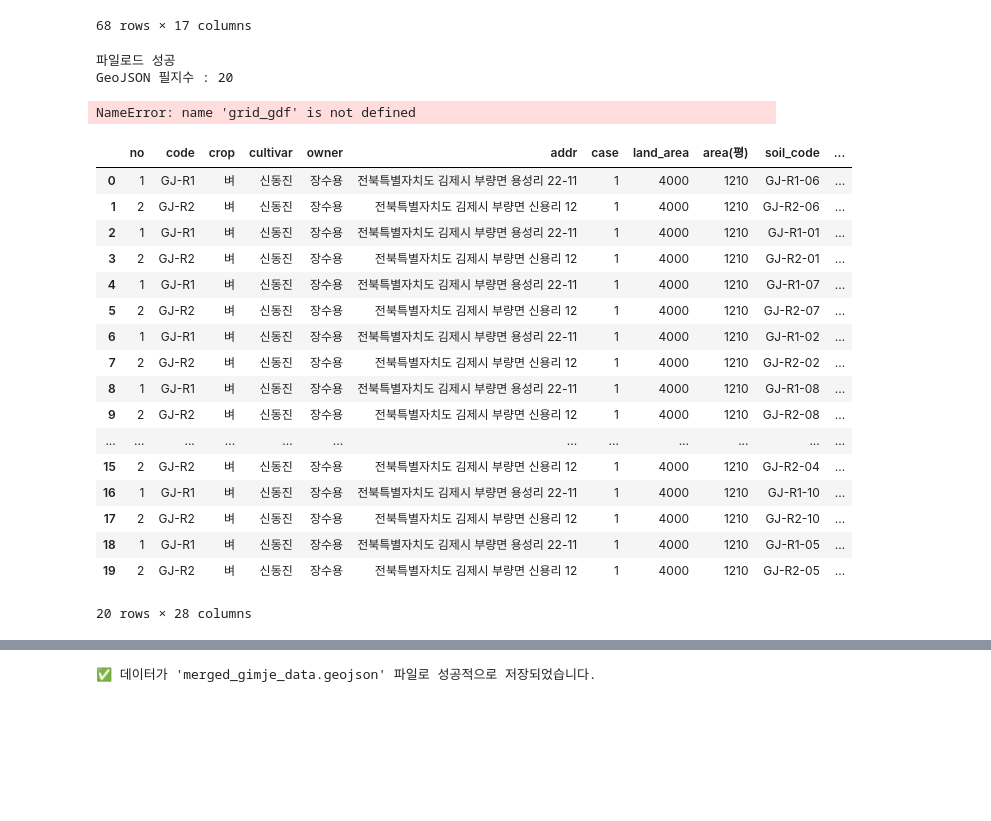
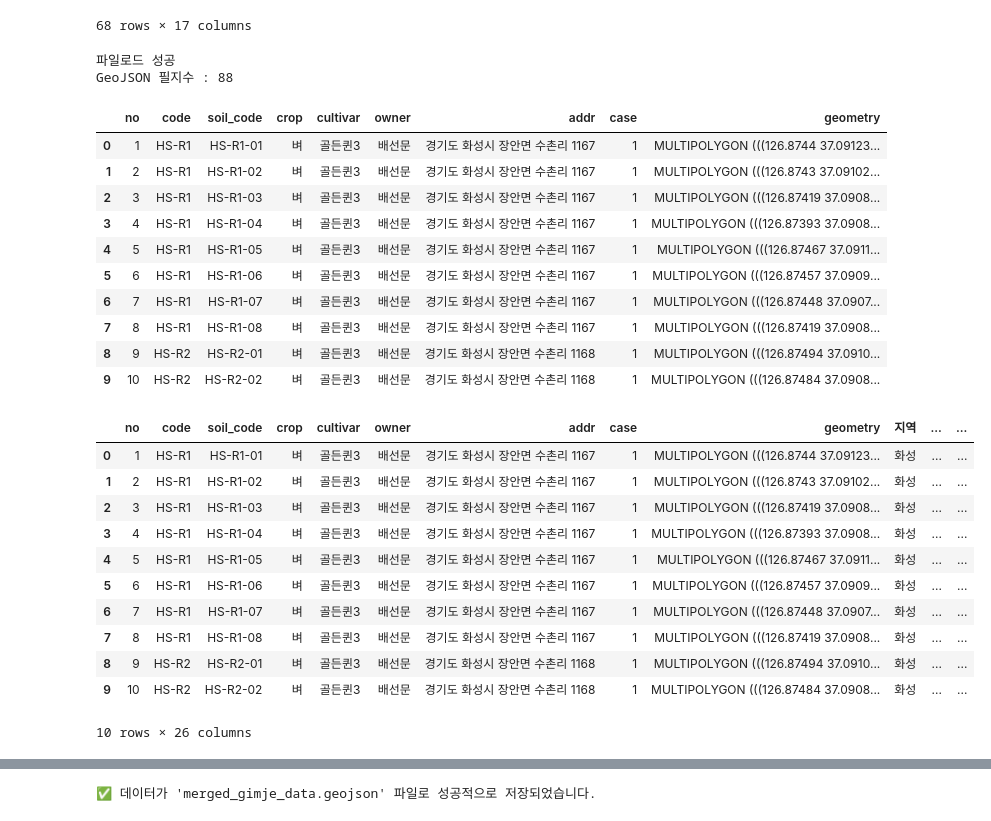
Before and after one commit to sirasony35/soil_analysis, a Jupyter notebook: soil_analysis_deep.ipynb, the cells around one changed output, grey strips where cells are left out. Saved outputs shown, nothing was run; the diff lists cells and outputs as text; code cells hidden in the pictures; blank space fills up the shorter version.

```diff
--- a/soil_analysis_deep.ipynb
+++ b/soil_analysis_deep.ipynb
@@ -13,8 +13,8 @@ data_sheet.head(5)
 | 3 | 김제 | 벼 | GJ-R1-04 | 7.0 | 0.2 | 23.0 | 36.0 | 529.0 | 0.10455 | 7.22552 | 1.809720 | ... |
 | 4 | 김제 | 벼 | GJ-R1-05 | 7.2 | 0.2 | 17.0 | 38.0 | 594.0 | 0.11475 | 7.48001 | 1.711008 | ... |
 # %%
-hw_df = data_sheet[data_sheet['지역'] == '화성'].reset_index(drop=True)
-hw_df
+df = data_sheet[data_sheet['지역'] == '화성'].reset_index(drop=True)
+df
 # %% [output]
 |  | 지역 | 품목 | 샘플코드 | PH | EC | 유기물 | 유효인산 | 유효규산 | 교환성칼륨 | 교환성칼슘 | 교환성마그네슘 | ... |
 | 0 | 화성 | 벼 | HS-R1-01 | 7.6 | 3.24 | 18.9 | 44.0 | 323.0 | 1.28 | 4.15 | 5.68 | ... |
@@ -30,53 +30,56 @@ hw_df
 | 67 | 화성 | 벼 | HS-24 | 6.6 | 5.32 | 15.4 | 20.0 | 294.0 | 0.53 | 4.50 | 3.44 | ... |
 68 rows × 17 columns
 # %%
-hw_df_rice = hw_df[hw_df['품목'] == '벼'].reset_index(drop=True)
-# hw_df_bean = gj_df[gj_df['품목'] == '콩'].reset_index(drop=True)
+df_rice = df[df['품목'] == '벼'].reset_index(drop=True)
+# df_bean = gj_df[gj_df['품목'] == '콩'].reset_index(drop=True)
 # %%
 import geopandas as gpd
 import pydeck as pdk
 # %%
 ## GeoJSON 데이터 로드
-grid_geojson_path = "geojson/modify/2025_김제_벼_CASE1.geojson"  ## 화성, 새만금 그리드 파일로 대체
+grid_geojson_path = "geojson/2025_화성_실증_grid_250820.geojson"  ## 필요한 지역 그리드 파일로 대체
 grid_gdf = gpd.read_file(grid_geojson_path)
 print("파일로드 성공")
 print(f'GeoJSON 필지수 : {len(grid_gdf)}')
 # %% [output]
 파일로드 성공
-GeoJSON 필지수 : 20
+GeoJSON 필지수 : 88
 # %%
-grid_gdf
+grid_gdf.head(10)
 # %% [output]
-NameError: name 'grid_gdf' is not defined
+|  | no | code | soil_code | crop | cultivar | owner | addr | case | geometry |
+| 0 | 1 | HS-R1 | HS-R1-01 | 벼 | 골든퀸3 | 배선문 | 경기도 화성시 장안면 수촌리 1167 | 1 | MULTIPOLYGON (((126.8744 37.09123... |
+| 1 | 2 | HS-R1 | HS-R1-02 | 벼 | 골든퀸3 | 배선문 | 경기도 화성시 장안면 수촌리 1167 | 1 | MULTIPOLYGON (((126.8743 37.09102... |
+| 2 | 3 | HS-R1 | HS-R1-03 | 벼 | 골든퀸3 | 배선문 | 경기도 화성시 장안면 수촌리 1167 | 1 | MULTIPOLYGON (((126.87419 37.0908... |
+| 3 | 4 | HS-R1 | HS-R1-04 | 벼 | 골든퀸3 | 배선문 | 경기도 화성시 장안면 수촌리 1167 | 1 | MULTIPOLYGON (((126.87393 37.0908... |
+| 4 | 5 | HS-R1 | HS-R1-05 | 벼 | 골든퀸3 | 배선문 | 경기도 화성시 장안면 수촌리 1167 | 1 | MULTIPOLYGON (((126.87467 37.0911... |
+| 5 | 6 | HS-R1 | HS-R1-06 | 벼 | 골든퀸3 | 배선문 | 경기도 화성시 장안면 수촌리 1167 | 1 | MULTIPOLYGON (((126.87457 37.0909... |
+| 6 | 7 | HS-R1 | HS-R1-07 | 벼 | 골든퀸3 | 배선문 | 경기도 화성시 장안면 수촌리 1167 | 1 | MULTIPOLYGON (((126.87448 37.0907... |
+| 7 | 8 | HS-R1 | HS-R1-08 | 벼 | 골든퀸3 | 배선문 | 경기도 화성시 장안면 수촌리 1167 | 1 | MULTIPOLYGON (((126.87419 37.0908... |
+| 8 | 9 | HS-R2 | HS-R2-01 | 벼 | 골든퀸3 | 배선문 | 경기도 화성시 장안면 수촌리 1168 | 1 | MULTIPOLYGON (((126.87494 37.0910... |
+| 9 | 10 | HS-R2 | HS-R2-02 | 벼 | 골든퀸3 | 배선문 | 경기도 화성시 장안면 수촌리 1168 | 1 | MULTIPOLYGON (((126.87484 37.0908... |
 # %%
 ### 병합을 위한 키(KEY) 컬럼 타입 통일
 grid_gdf['soil_code'] = grid_gdf['soil_code'].astype(str)
-hw_df_rice['샘플코드'] = hw_df_rice['샘플코드'].astype(str)
+df_rice['샘플코드'] = df_rice['샘플코드'].astype(str)
 # %%
 ### GeoDataFrame과 DataFrame  병합
 merged_gdf = grid_gdf.merge(
-    hw_df_rice,
+    df_rice,
     left_on = 'soil_code',
     right_on = '샘플코드'
 )
-
-merged_gdf
+merged_gdf.head(10)
 # %% [output]
-|  | no | code | crop | cultivar | owner | addr | case | land_area | area(평) | soil_code | ... |
-| 0 | 1 | GJ-R1 | 벼 | 신동진 | 장수용 | 전북특별자치도 김제시 부량면 용성리 22-11 | 1 | 4000 | 1210 | GJ-R1-06 | ... |
-| 1 | 2 | GJ-R2 | 벼 | 신동진 | 장수용 | 전북특별자치도 김제시 부량면 신용리 12 | 1 | 4000 | 1210 | GJ-R2-06 | ... |
-| 2 | 1 | GJ-R1 | 벼 | 신동진 | 장수용 | 전북특별자치도 김제시 부량면 용성리 22-11 | 1 | 4000 | 1210 | GJ-R1-01 | ... |
-| 3 | 2 | GJ-R2 | 벼 | 신동진 | 장수용 | 전북특별자치도 김제시 부량면 신용리 12 | 1 | 4000 | 1210 | GJ-R2-01 | ... |
-| 4 | 1 | GJ-R1 | 벼 | 신동진 | 장수용 | 전북특별자치도 김제시 부량면 용성리 22-11 | 1 | 4000 | 1210 | GJ-R1-07 | ... |
-| 5 | 2 | GJ-R2 | 벼 | 신동진 | 장수용 | 전북특별자치도 김제시 부량면 신용리 12 | 1 | 4000 | 1210 | GJ-R2-07 | ... |
-| 6 | 1 | GJ-R1 | 벼 | 신동진 | 장수용 | 전북특별자치도 김제시 부량면 용성리 22-11 | 1 | 4000 | 1210 | GJ-R1-02 | ... |
-| 7 | 2 | GJ-R2 | 벼 | 신동진 | 장수용 | 전북특별자치도 김제시 부량면 신용리 12 | 1 | 4000 | 1210 | GJ-R2-02 | ... |
-| 8 | 1 | GJ-R1 | 벼 | 신동진 | 장수용 | 전북특별자치도 김제시 부량면 용성리 22-11 | 1 | 4000 | 1210 | GJ-R1-08 | ... |
-| 9 | 2 | GJ-R2 | 벼 | 신동진 | 장수용 | 전북특별자치도 김제시 부량면 신용리 12 | 1 | 4000 | 1210 | GJ-R2-08 | ... |
-| ... | ... | ... | ... | ... | ... | ... | ... | ... | ... | ... | ... |
-| 15 | 2 | GJ-R2 | 벼 | 신동진 | 장수용 | 전북특별자치도 김제시 부량면 신용리 12 | 1 | 4000 | 1210 | GJ-R2-04 | ... |
-| 16 | 1 | GJ-R1 | 벼 | 신동진 | 장수용 | 전북특별자치도 김제시 부량면 용성리 22-11 | 1 | 4000 | 1210 | GJ-R1-10 | ... |
-| 17 | 2 | GJ-R2 | 벼 | 신동진 | 장수용 | 전북특별자치도 김제시 부량면 신용리 12 | 1 | 4000 | 1210 | GJ-R2-10 | ... |
-| 18 | 1 | GJ-R1 | 벼 | 신동진 | 장수용 | 전북특별자치도 김제시 부량면 용성리 22-11 | 1 | 4000 | 1210 | GJ-R1-05 | ... |
-| 19 | 2 | GJ-R2 | 벼 | 신동진 | 장수용 | 전북특별자치도 김제시 부량면 신용리 12 | 1 | 4000 | 1210 | GJ-R2-05 | ... |
+|  | no | code | soil_code | crop | cultivar | owner | addr | case | geometry | 지역 | ... | ... |
+| 0 | 1 | HS-R1 | HS-R1-01 | 벼 | 골든퀸3 | 배선문 | 경기도 화성시 장안면 수촌리 1167 | 1 | MULTIPOLYGON (((126.8744 37.09123... | 화성 | ... | ... |
+| 1 | 2 | HS-R1 | HS-R1-02 | 벼 | 골든퀸3 | 배선문 | 경기도 화성시 장안면 수촌리 1167 | 1 | MULTIPOLYGON (((126.8743 37.09102... | 화성 | ... | ... |
+| 2 | 3 | HS-R1 | HS-R1-03 | 벼 | 골든퀸3 | 배선문 | 경기도 화성시 장안면 수촌리 1167 | 1 | MULTIPOLYGON (((126.87419 37.0908... | 화성 | ... | ... |
+| 3 | 4 | HS-R1 | HS-R1-04 | 벼 | 골든퀸3 | 배선문 | 경기도 화성시 장안면 수촌리 1167 | 1 | MULTIPOLYGON (((126.87393 37.0908... | 화성 | ... | ... |
+| 4 | 5 | HS-R1 | HS-R1-05 | 벼 | 골든퀸3 | 배선문 | 경기도 화성시 장안면 수촌리 1167 | 1 | MULTIPOLYGON (((126.87467 37.0911... | 화성 | ... | ... |
+| 5 | 6 | HS-R1 | HS-R1-06 | 벼 | 골든퀸3 | 배선문 | 경기도 화성시 장안면 수촌리 1167 | 1 | MULTIPOLYGON (((126.87457 37.0909... | 화성 | ... | ... |
+| 6 | 7 | HS-R1 | HS-R1-07 | 벼 | 골든퀸3 | 배선문 | 경기도 화성시 장안면 수촌리 1167 | 1 | MULTIPOLYGON (((126.87448 37.0907... | 화성 | ... | ... |
+| 7 | 8 | HS-R1 | HS-R1-08 | 벼 | 골든퀸3 | 배선문 | 경기도 화성시 장안면 수촌리 1167 | 1 | MULTIPOLYGON (((126.87419 37.0908... | 화성 | ... | ... |
+| 8 | 9 | HS-R2 | HS-R2-01 | 벼 | 골든퀸3 | 배선문 | 경기도 화성시 장안면 수촌리 1168 | 1 | MULTIPOLYGON (((126.87494 37.0910... | 화성 | ... | ... |
+| 9 | 10 | HS-R2 | HS-R2-02 | 벼 | 골든퀸3 | 배선문 | 경기도 화성시 장안면 수촌리 1168 | 1 | MULTIPOLYGON (((126.87484 37.0908... | 화성 | ... | ... |
-20 rows × 28 columns
+10 rows × 26 columns
```
Also changed, not shown: parts of 9 cells of this notebook, 4 other files.
